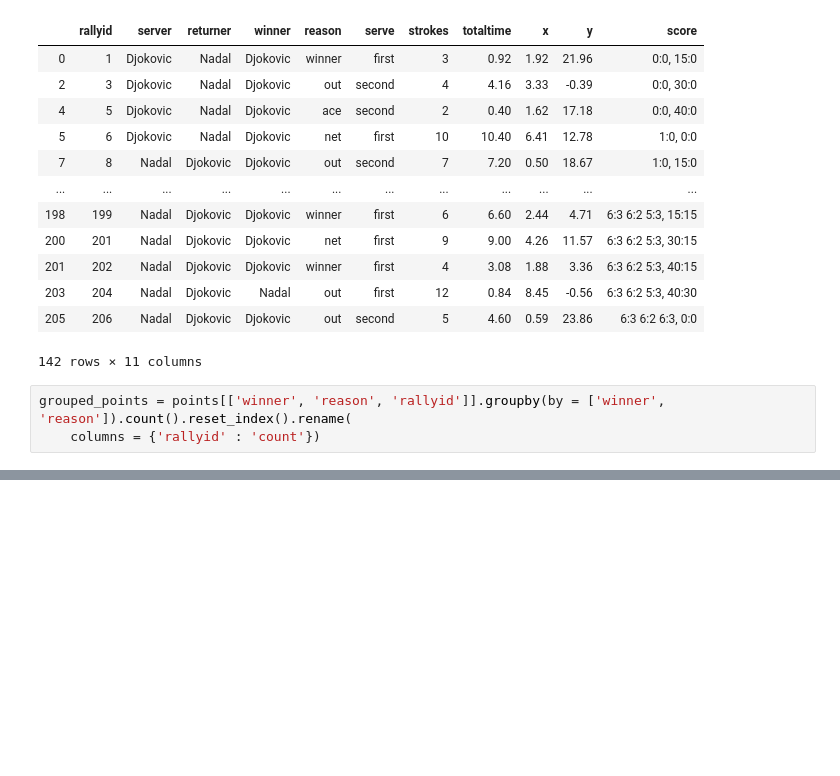
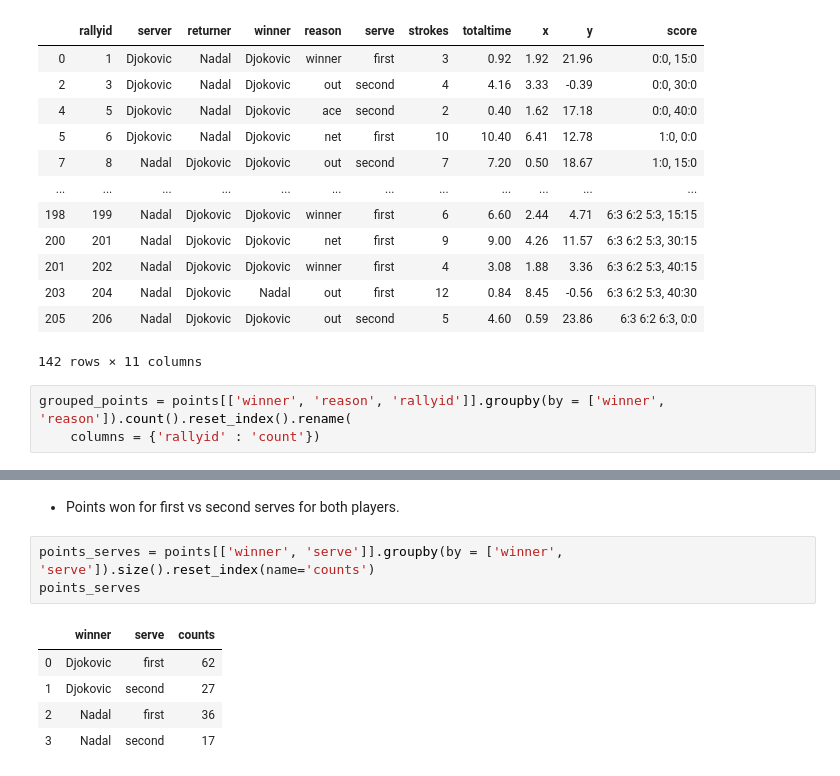
Before and after one commit to EitharAlfatih/Australian-Open-Final-2019, a Jupyter notebook: Data_Analysis.ipynb, the cells around one changed output, grey strips where cells are left out. Drawn from its saved outputs; the diff is of its cells as text; blank space fills up the shorter version.

```diff
--- a/Data_Analysis.ipynb
+++ b/Data_Analysis.ipynb
@@ -281,3 +281,14 @@ alt.Chart(grouped_points).mark_bar().encode(
 ).properties(width = 150)
 # %% [output]
 [interactive output not drawn]
+# %% [markdown]
+* Points won for first vs second serves for both players.
+# %%
+points_serves = points[['winner', 'serve']].groupby(by = ['winner', 'serve']).size().reset_index(name='counts')
+points_serves
+# %% [output]
+|  | winner | serve | counts |
+| 0 | Djokovic | first | 62 |
+| 1 | Djokovic | second | 27 |
+| 2 | Nadal | first | 36 |
+| 3 | Nadal | second | 17 |
```
Also changed, not shown: parts of 31 cells of this notebook.
